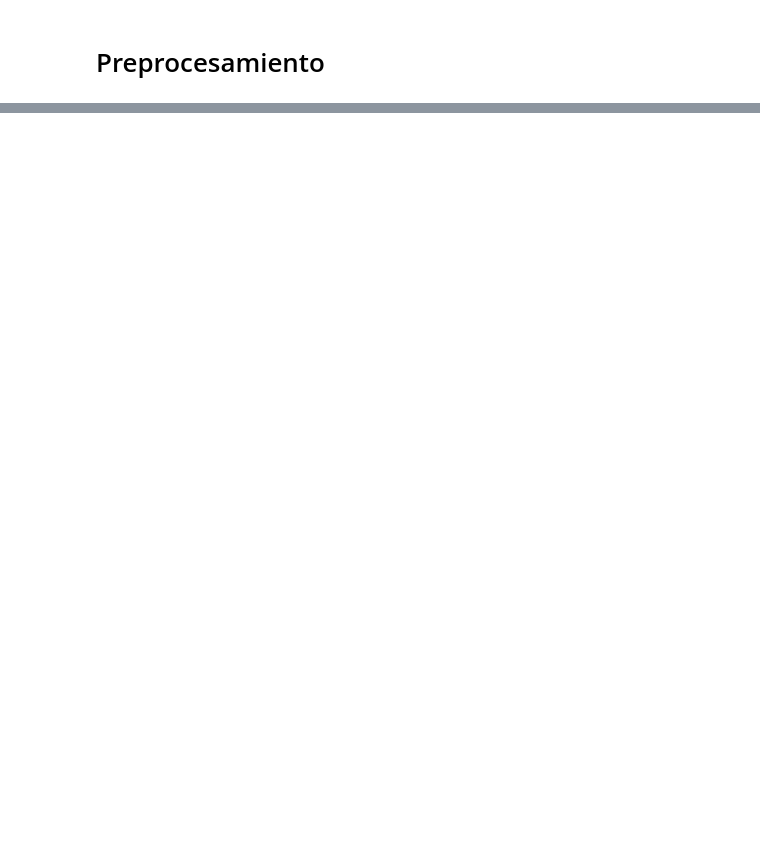
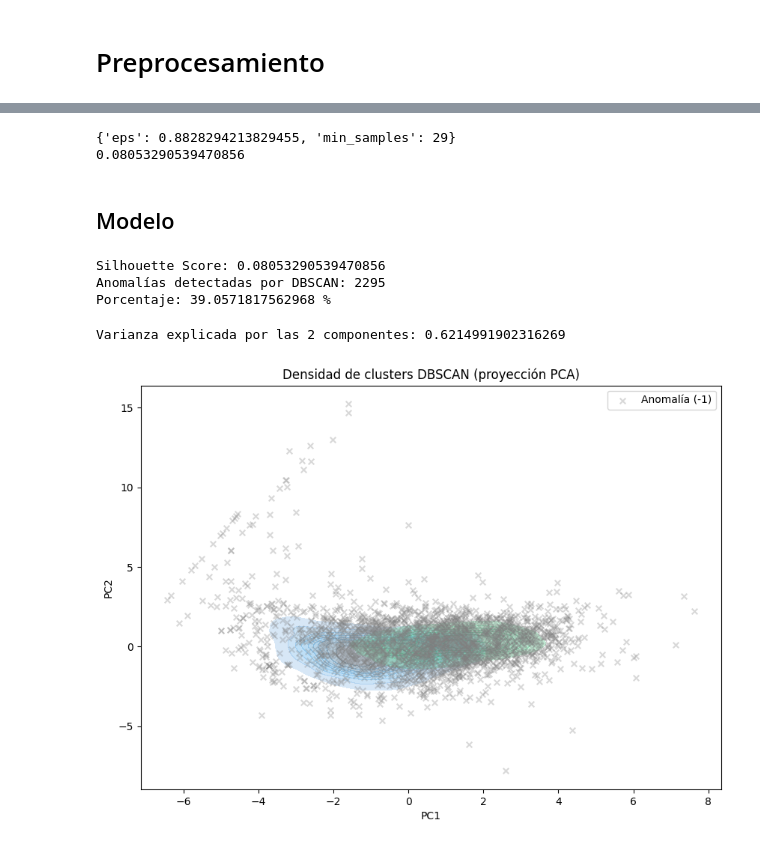
Before and after one commit to miguelblanco123/proyecto_final_aa, a Jupyter notebook: notebooks/notebook.ipynb, the cells around one changed output, grey strips where cells are left out. Drawn from its saved outputs; the diff is of its cells as text; code cells hidden in the pictures; blank space fills up the shorter version.

Commit message:
Modelo DBSCAN

```diff
--- a/notebooks/notebook.ipynb
+++ b/notebooks/notebook.ipynb
@@ -577,0 +655,61 @@ df_final.head()
+# %%
+print(study_dbsc.best_params)
+print(study_dbsc.best_value)
+# %% [output]
+{'eps': 0.8828294213829455, 'min_samples': 29}
+0.08053290539470856
+# %% [markdown]
+## Modelo
+# %%
+# eps y min_samples son los hiperparámetros clave, ya optimizados
+dbscan = DBSCAN(**study_dbsc.best_params)
+labels_dbscan = dbscan.fit_predict(df_final)  # df_final SIN modificar
+
+# Silhouette calculado sobre el df_final limpio (antes de agregar nada)
+n_clusters_final = len(set(labels_dbscan)) - (1 if -1 in labels_dbscan else 0)
+if n_clusters_final >= 2:
+    sil_score = silhouette_score(df_resultados, labels_dbscan)
+    print("Silhouette Score:", sil_score)
+
+df_resultados['anomalia_dbscan'] = np.where(labels_dbscan == -1, 1, 0)
+
+print("Anomalías detectadas por DBSCAN:", df_resultados['anomalia_dbscan'].sum())
+print("Porcentaje:", df_resultados['anomalia_dbscan'].mean() * 100, "%")
+# %% [output]
+Silhouette Score: 0.08053290539470856
+Anomalías detectadas por DBSCAN: 2295
+Porcentaje: 39.0571817562968 %
+# %%
+pca = PCA(n_components=2, random_state=42)
+componentes = pca.fit_transform(df_final)
+
+df_plot = pd.DataFrame(componentes, columns=['PC1', 'PC2'], index=df_final.index)
+df_plot['cluster'] = labels_dbscan  # -1 = anomalía/ruido
+
+print("Varianza explicada por las 2 componentes:", pca.explained_variance_ratio_.sum())
+# %% [output]
+Varianza explicada por las 2 componentes: 0.6214991902316269
+# %%
+plt.figure(figsize=(10, 7))
+
+# Puntos normales coloreados por cluster
+sns.kdeplot(
+    data=df_plot[df_plot['cluster'] != -1],
+    x='PC1', y='PC2',
+    hue='cluster',
+    fill=True,
+    alpha=0.4,
+    palette='viridis'
+)
+
+# Las anomalías (-1) se marcan encima como puntos individuales, no como densidad
+anomalias = df_plot[df_plot['cluster'] == -1]
+plt.scatter(anomalias['PC1'], anomalias['PC2'], color='gray', label='Anomalía (-1)', s=30, marker='x', alpha=0.3)
+
+plt.title('Densidad de clusters DBSCAN (proyección PCA)')
+plt.xlabel('PC1')
+plt.ylabel('PC2')
+plt.legend()
+plt.show()
+# %% [output]
+[figure, added]
```
Also changed, not shown: parts of 21 cells of this notebook.
